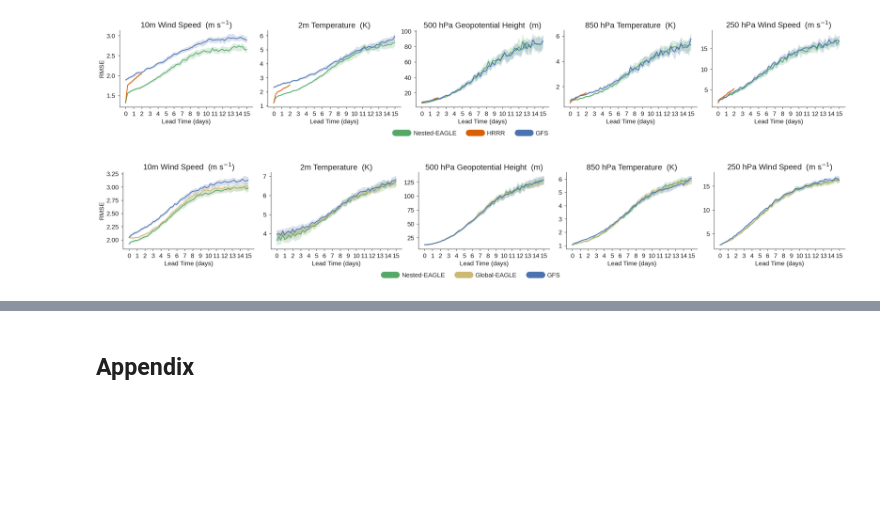
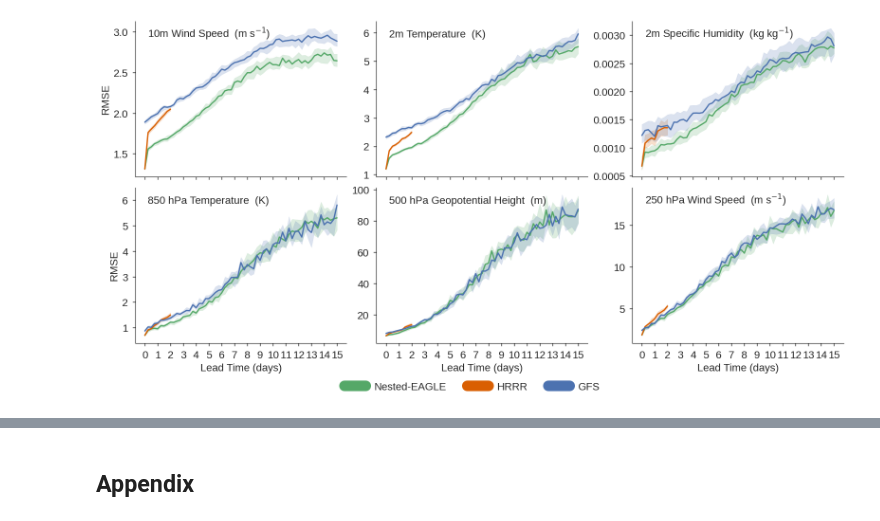
Before and after one commit to timothyas/nested-eagle, a Jupyter notebook: 0.25deg-06km/baselines/plot_paper_error_figures.ipynb, the cells around one changed output, grey strips where cells are left out. Saved outputs shown, nothing was run; the diff lists cells and outputs as text; code cells hidden in the pictures; blank space fills up the shorter version.

Commit message:
figures for enkf workshop prez

```diff
--- a/0.25deg-06km/baselines/plot_paper_error_figures.ipynb
+++ b/0.25deg-06km/baselines/plot_paper_error_figures.ipynb
@@ -15,30 +20,21 @@ if not os.path.isdir(fig_dir):
 # %%
 metric = "rmse"
 valortest = "testing"
 figdict = {}
 figdict["Nested-EAGLE"] = xr.load_dataset(f"/pscratch/sd/t/timothys/nested-eagle/0.25deg-06km/production/gfs-hrrr/stage1c/inference-{valortest}/obs-metrics/{metric}.convobs.nested-lam.nc", decode_timedelta=True)
 figdict["HRRR"] = xr.load_dataset(f"/pscratch/sd/t/timothys/nested-eagle/0.25deg-06km/baselines/hrrr-forecasts-vs-hrrr-analysis/trim25/obs-metrics-{valortest}/{metric}.convobs.lam.nc", decode_timedelta=True)
 figdict["GFS"] = xr.load_dataset(f"/pscratch/sd/t/timothys/nested-eagle/0.25deg-06km/baselines/gfs-forecasts-vs-hrrr-analysis/trim25/obs-metrics-{valortest}/{metric}.convobs.lam.nc", decode_timedelta=True)
 
-fig, axs = plot_selection(figdict, metric_name=metric.upper())
+fig, axs = plot_selection(
+    figdict,
+    metric_name=metric.upper(),
+    variables=["10m_wind_speed", "2m_temperature", "2m_specific_humidity", {"temperature": 850}, {"geopotential_height": 500}, {"wind_speed": 250}],
+    nrows=2,
+)
 fig.savefig(f"{fig_dir}/lam_rmse.jpeg", dpi=300, bbox_inches="tight")
 fig.savefig(f"{fig_dir}/lam_rmse.pdf", bbox_inches="tight")
 # %% [output]
-[figure, old version]
+[figure, new version]
-# %%
-metric = "rmse"
-valortest = "testing"
-subregion = ".northern_hemisphere"
-figdict = {}
-figdict["Nested-EAGLE"] = xr.load_dataset(f"/pscratch/sd/t/timothys/nested-eagle/0.25deg-06km/production/gfs-hrrr/stage1c/inference-{valortest}/obs-metrics/{metric}.convobs.nested-global{subregion}.nc", decode_timedelta=True)
-figdict["Global-EAGLE"] = xr.load_dataset(f"/pscratch/sd/t/timothys/nested-eagle/0.25deg-06km/production/gfs-only/stage1c/inference-{valortest}/obs-metrics/{metric}.convobs.global{subregion}.nc", decode_timedelta=True)
-figdict["GFS"] = xr.load_dataset(f"/pscratch/sd/t/timothys/nested-eagle/0.25deg-06km/baselines/gfs-forecasts-vs-gfs-analysis/obs-metrics-{valortest}/{metric}.convobs.global{subregion}.nc", decode_timedelta=True)
-
-fig, axs = plot_selection(figdict, metric_name=metric.upper())
-fig.savefig(f"{fig_dir}/nh_rmse.jpeg", dpi=300, bbox_inches="tight")
-fig.savefig(f"{fig_dir}/nh_rmse.pdf", bbox_inches="tight")
-# %% [output]
-[figure, removed]
 # %%
 metric = "rmse"
 subregion = ".conus"
```
Also changed, not shown: parts of 10 cells of this notebook, 17 other files.
